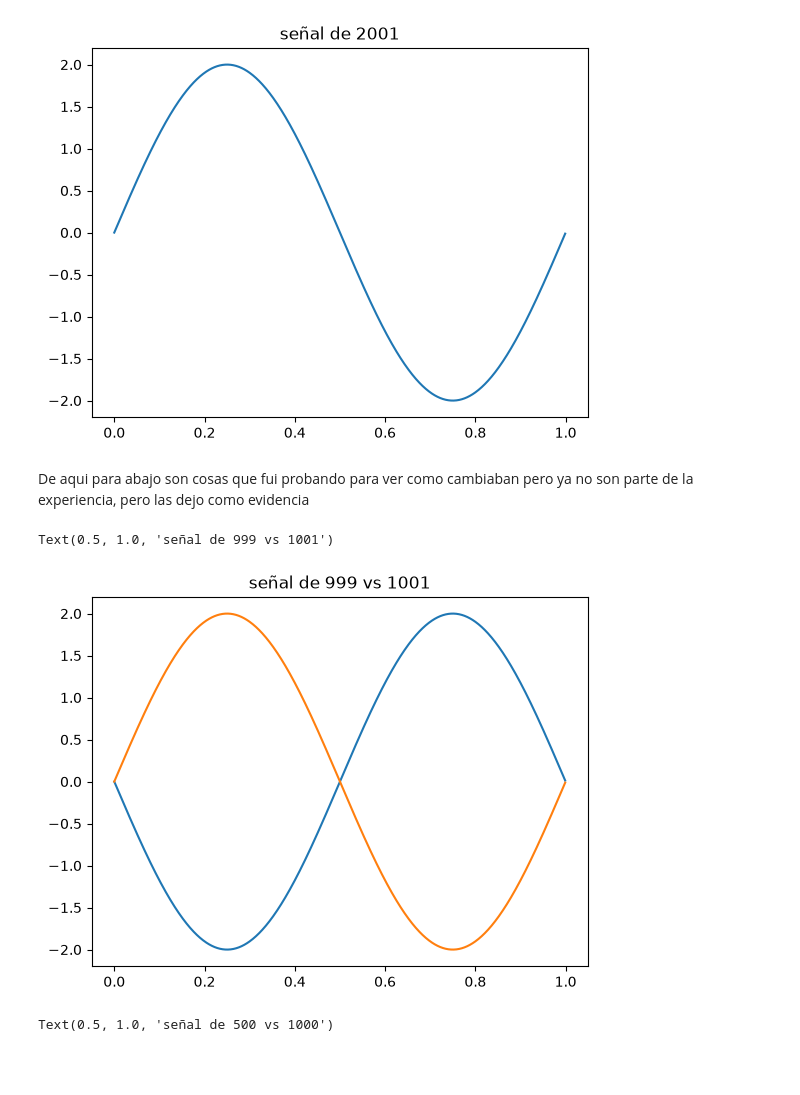
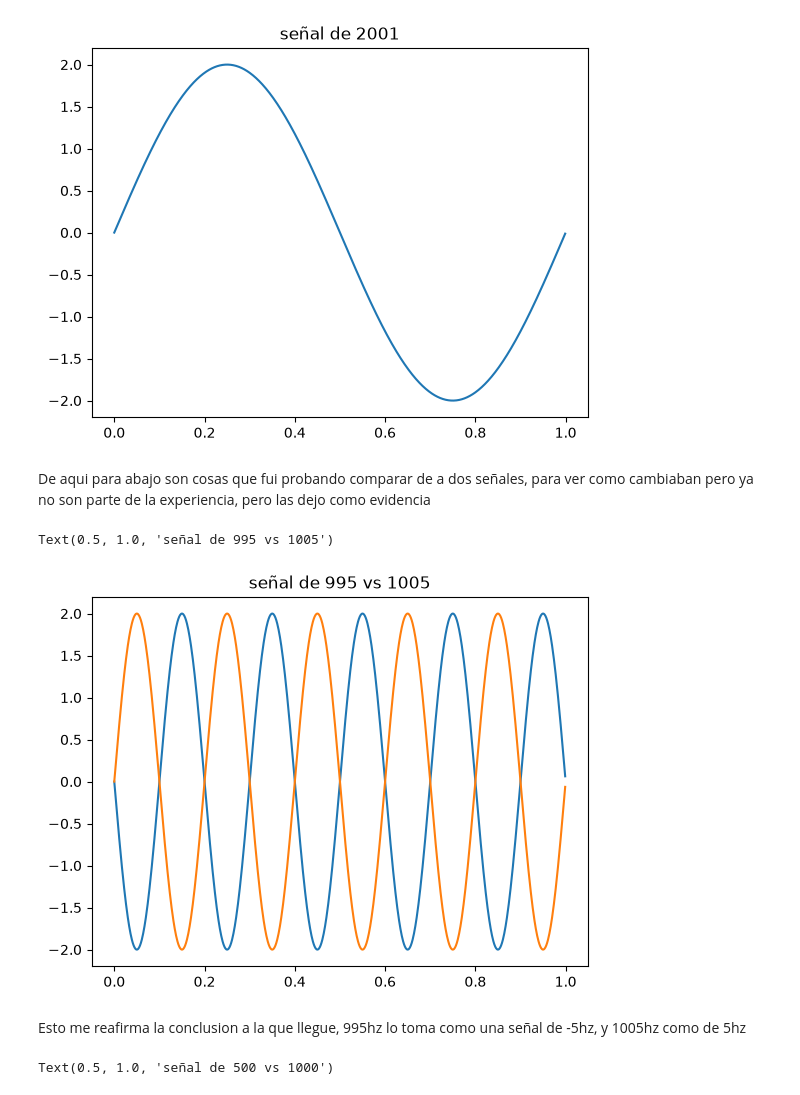
Before and after one commit to CristobalCs/APS, a Jupyter notebook: TS0_Contador.ipynb, the cells around one changed output. Drawn from its saved outputs; the diff is of its cells as text; code cells hidden in the pictures; blank space fills up the shorter version.

```diff
--- a/TS0_Contador.ipynb
+++ b/TS0_Contador.ipynb
@@ -94,20 +98,22 @@ plt.title("señal de "+str(ff)) #esto ultimo se lo agregue porque asi los grafic
 Text(0.5, 1.0, 'señal de 2001')
 [figure]
 # %% [markdown]
-De aqui para abajo son cosas que fui probando para ver como cambiaban pero ya no son parte de la experiencia, pero las dejo como evidencia
+De aqui para abajo son cosas que fui probando comparar de a dos señales, para ver como cambiaban pero ya no son parte de la experiencia, pero las dejo como evidencia
 # %%
-ff = 999
-ff1 = 1001
+ff = 995
+ff1 = 1005
 tt, xx = mi_funcion_sen(vmax=vmax, dc=dc, ff=ff, ph=ph)
 plt.plot(tt, xx)
 
 tt1, xx1 = mi_funcion_sen(vmax=vmax, dc=dc, ff=ff1, ph=ph)
 plt.plot(tt1, xx1)
 
 plt.title("señal de " + str(ff) + " vs " + str(ff1))
 # %% [output]
-Text(0.5, 1.0, 'señal de 999 vs 1001')
+Text(0.5, 1.0, 'señal de 995 vs 1005')
-[figure, old version]
+[figure, new version]
+# %% [markdown]
+Esto me reafirma la conclusion a la que llegue, 995hz lo toma como una señal de -5hz, y 1005hz como de 5hz
 # %%
 ff = 500
 ff1 = 1000
```
Also changed, not shown: parts of 7 cells of this notebook.
